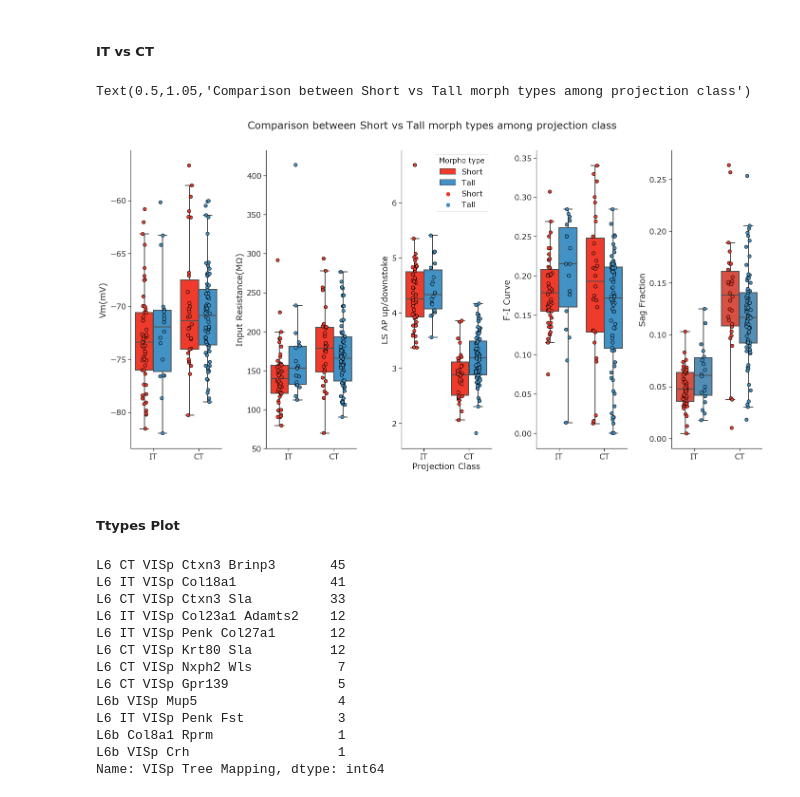
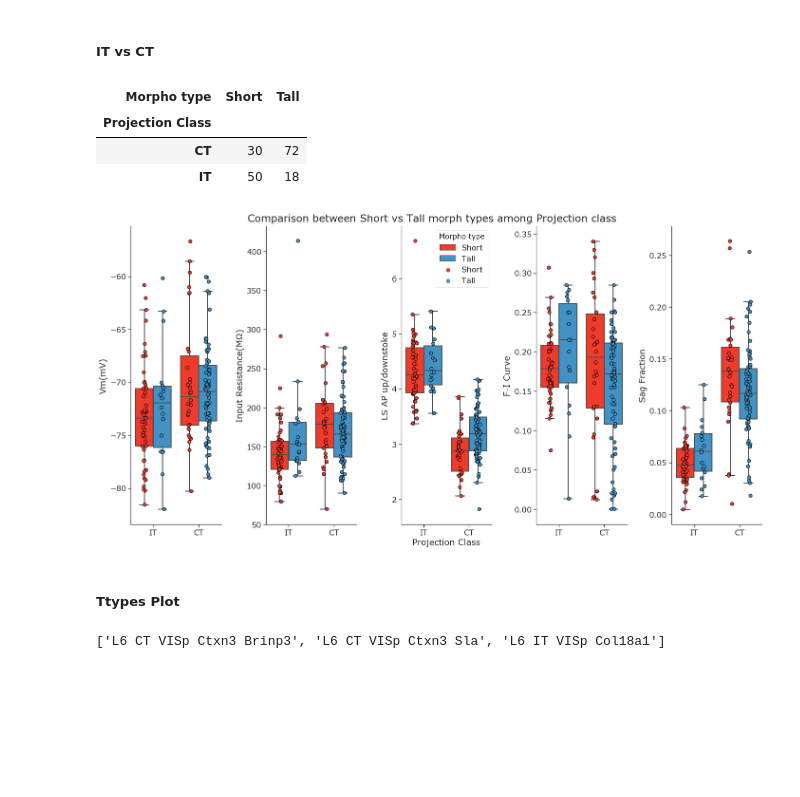
Before and after one commit to ramr24/Personal, a Jupyter notebook: ephys_short_tall_apical/ephys_short_tall_list.ipynb, the cells around one changed output. Drawn from its saved outputs; the diff is of its cells as text; code cells hidden in the pictures; blank space fills up the shorter version.

Commit message:
Finished graphs for rachel

```diff
--- a/ephys_short_tall_apical/ephys_short_tall_list.ipynb
+++ b/ephys_short_tall_apical/ephys_short_tall_list.ipynb
@@ -23,6 +25,7 @@ fields_morph = ["name", "id", "specimen_id",
 path_morph = os.path.join(csv_path, "ephys_mIVSCC_MET.csv")
 morph = read_file(path_morph, fields_morph)
 morph = drop_nans(morph, ["specimen_id"])
+plot_path = os.path.join(path, "plot/short_tall_plot/")
 # %% [output]
 INFO:temp_funcs:Read file in as a pandas dataframe
 INFO:temp_funcs:Dropped NaNs from these columns: ['specimen_id']
@@ -61,6 +72,15 @@ len(merged)
 v_colors={"Short": "#ef3b2c", "Tall": "#4292c6"}
 # %% [markdown]
 ##### IT vs CT
+# %%
+p_table1 = create_proportion_table(merged, "Projection Class", "Morpho type")
+count_table1 = pd.pivot_table(p_table1, values="group_count", index=["Projection Class"], columns="Morpho type", fill_value=0)
+HTML(count_table1.to_html(classes="table table-striped"))
+# %% [output]
+| Morpho type | Short | Tall |
+| Projection Class |  |  |
+| CT | 30 | 72 |
+| IT | 50 | 18 |
 # %%
 f, axes = plt.subplots(figsize=(20,10), nrows=1, ncols=5, sharex=True)
 
@@ -72,71 +92,57 @@ y3="f_i_curve_slope"
 y4="sag"
 hue="Morpho type"
 
+
+#boxplots
 ax0 = sns.boxplot(x=x, y=y0, data=merged, hue=hue, hue_order=v_colors, palette=v_colors,
                   saturation=1, linewidth=2, showfliers=False, ax=axes[0])
+ax1 = sns.boxplot(x=x, y=y1, data=merged, hue=hue, hue_order=v_colors, palette=v_colors,
+                  saturation=1, linewidth=2, showfliers=False, ax=axes[1])
+ax2 = sns.boxplot(x=x, y=y2, data=merged, hue=hue, hue_order=v_colors, palette=v_colors,
+                  saturation=1, linewidth=2, showfliers=False, ax=axes[2])
+ax3 = sns.boxplot(x=x, y=y3, data=merged, hue=hue, hue_order=v_colors, palette=v_colors,
+                  saturation=1, linewidth=2, showfliers=False, ax=axes[3])
+ax4 = sns.boxplot(x=x, y=y4, data=merged, hue=hue, hue_order=v_colors, palette=v_colors,
+                  saturation=1, linewidth=2, showfliers=False, ax=axes[4])
+
+#stripplots
 ax0 = sns.stripplot(x=x, y=y0, data=merged, hue=hue, hue_order=v_colors,
                     palette=v_colors, dodge=True, size=7, edgecolor="black", linewidth=1, ax=axes[0])
-
-ax1 = sns.boxplot(x=x, y=y1, data=merged, hue=hue, hue_order=v_colors, palette=v_colors,
-                  saturation=1, linewidth=2, showfliers=False, ax=axes[1])
 ax1 = sns.stripplot(x=x, y=y1, data=merged, hue=hue, hue_order=v_colors,
                     palette=v_colors, dodge=True, size=7, edgecolor="black", linewidth=1, ax=axes[1])
-
-ax2 = sns.boxplot(x=x, y=y2, data=merged, hue=hue, hue_order=v_colors, palette=v_colors,
-                  saturation=1, linewidth=2, showfliers=False, ax=axes[2])
 ax2 = sns.stripplot(x=x, y=y2, data=merged, hue=hue, hue_order=v_colors,
                     palette=v_colors, dodge=True, size=7, edgecolor="black", linewidth=1, ax=axes[2])
-
-ax3 = sns.boxplot(x=x, y=y3, data=merged, hue=hue, hue_order=v_colors, palette=v_colors,
-                  saturation=1, linewidth=2, showfliers=False, ax=axes[3])
 ax3 = sns.stripplot(x=x, y=y3, data=merged, hue=hue, hue_order=v_colors,
                     palette=v_colors, dodge=True, size=7, edgecolor="black", linewidth=1, ax=axes[3])
-
-ax4 = sns.boxplot(x=x, y=y4, data=merged, hue=hue, hue_order=v_colors, palette=v_colors,
-                  saturation=1, linewidth=2, showfliers=False, ax=axes[4])
 ax4 = sns.stripplot(x=x, y=y4, data=merged, hue=hue, hue_order=v_colors,
                     palette=v_colors, dodge=True, size=7, edgecolor="black", linewidth=1, ax=axes[4])
 
-
+#Set x-axis labels
 ax0.set_xlabel("")
 ax1.set_xlabel("")
 ax2.set_xlabel("Projection Class")
 ax3.set_xlabel("")
 ax4.set_xlabel("")
 
+#Set y-axis labels
+ax0.set_ylabel("Vm(mV)")
+ax1.set_ylabel("Input Resistance(MΩ)")
+ax2.set_ylabel("LS AP up/downstoke")
+ax3.set_ylabel("F-I Curve")
+ax4.set_ylabel("Sag Fraction")
+
+#Remove legends
 ax0.get_legend().remove()
 ax1.get_legend().remove()
 #ax2.get_legend().remove()
 ax3.get_legend().remove()
 ax4.get_legend().remove()
 
-ax0.set_ylabel("Vm(mV)")
-ax1.set_ylabel("Input Resistance(MΩ)")
-ax2.set_ylabel("LS AP up/downstoke")
-ax3.set_ylabel("F-I Curve")
-ax4.set_ylabel("Sag Fraction")
-
 sns.despine(bottom=False, right=True)
 f.tight_layout()
-plt.suptitle("Comparison between Short vs Tall morph types among projection class", y=1.05)
+plt.suptitle("Comparison between Short vs Tall morph types among Projection class", y=1)
+plt.savefig(plot_path + "projection_class.jpeg", bbox_inches="tight")
 # %% [output]
-Text(0.5,1.05,'Comparison between Short vs Tall morph types among projection class')
-[figure, old version]
+[figure, new version]
 # %% [markdown]
 ##### Ttypes Plot
-# %%
-merged["VISp Tree Mapping"].value_counts()
-# %% [output]
-L6 CT VISp Ctxn3 Brinp3       45
-L6 IT VISp Col18a1            41
-L6 CT VISp Ctxn3 Sla          33
-L6 IT VISp Col23a1 Adamts2    12
-L6 IT VISp Penk Col27a1       12
-L6 CT VISp Krt80 Sla          12
-L6 CT VISp Nxph2 Wls           7
-L6 CT VISp Gpr139              5
-L6b VISp Mup5                  4
-L6 IT VISp Penk Fst            3
-L6b Col8a1 Rprm                1
-L6b VISp Crh                   1
-Name: VISp Tree Mapping, dtype: int64
@@ -147,3 +177,8 @@ ttype_list = ["L6 CT VISp Ctxn3 Brinp3", "L6 IT VISp Col18a1", "L6 CT VISp Ctxn3
+# %%
+ttype_list = return_subclass_list()
+ttype_list
+# %% [output]
+['L6 CT VISp Ctxn3 Brinp3', 'L6 CT VISp Ctxn3 Sla', 'L6 IT VISp Col18a1']
 # %%
 ttypes = merged[merged["VISp Tree Mapping"].isin(ttype_list)]
 ttypes.sort_values("VISp Tree Mapping", inplace=True)
```
Also changed, not shown: parts of 9 cells of this notebook, 5 other files.
